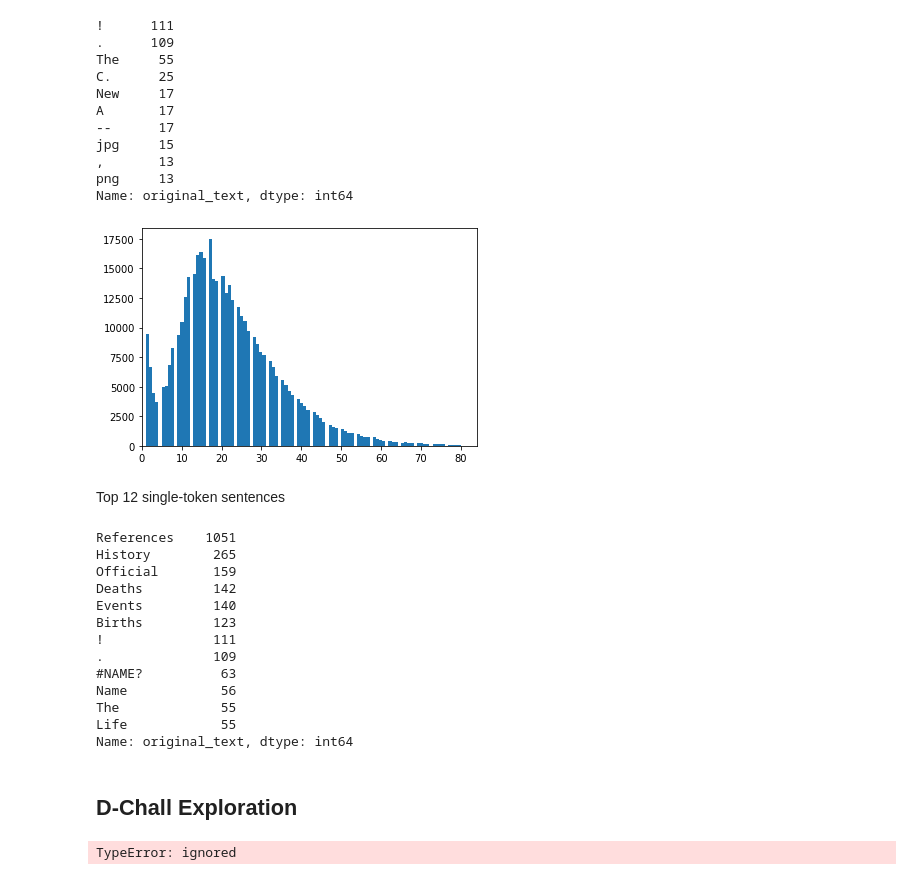
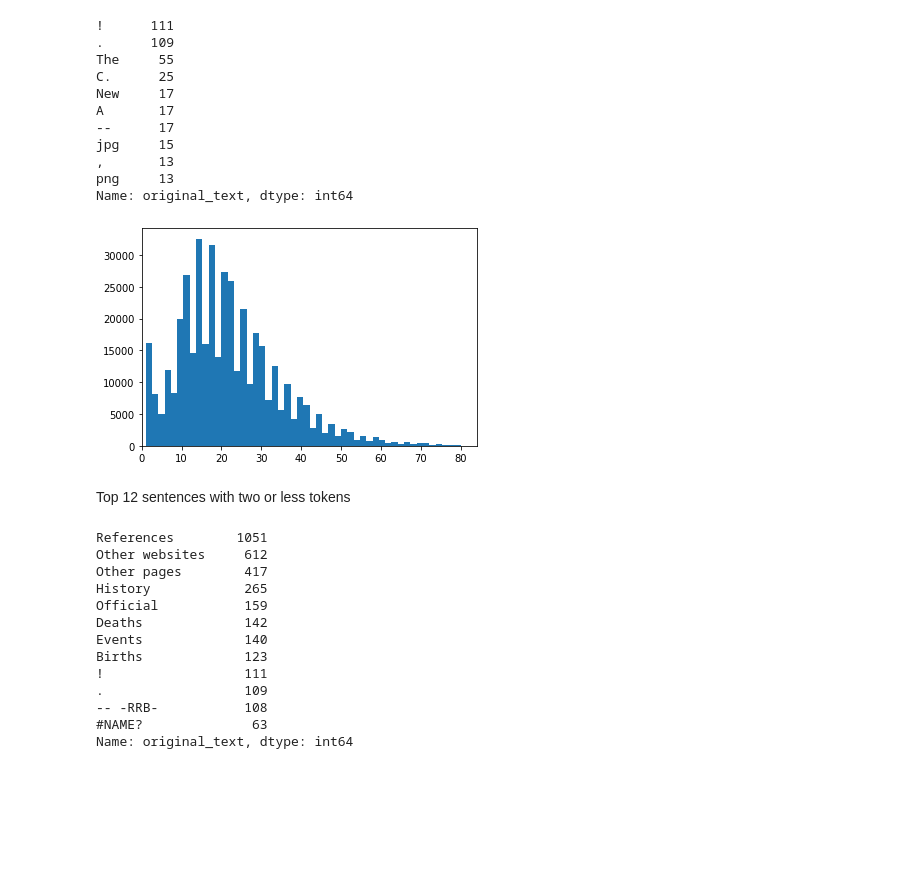
Before and after one commit to Tstrebe2/predicting-text-difficulty, a Jupyter notebook: code/tim-wiki-eda.ipynb, the cells around one changed output. Cells and saved outputs as stored; diff of their text form; code cells hidden in the pictures; blank space fills up the shorter version.

```diff
--- a/code/tim-wiki-eda.ipynb
+++ b/code/tim-wiki-eda.ipynb
@@ -79,54 +67,35 @@ jpg     15
 png     13
 Name: original_text, dtype: int64
 # %%
-def plot_sentence_word_frequencies(wiki_df):
+def plot_sentence_word_counts(wiki_df):
   # For this exerices I will use the Python split method to tokenize my sentences
   word_freqs = wiki_df['original_text'].apply(lambda x: len(x.split(' ')))
-  plt.hist(word_freqs, bins=100)
+  plt.hist(word_freqs, bins=50)
   plt.xlim(0)
   plt.show()
 
-plot_sentence_word_frequencies(wiki_df_train)
+plot_sentence_word_counts(wiki_df_train)
 # %% [output]
-[figure, old version]
+[figure, new version]
 # %% [markdown]
-Top 12 single-token sentences
+Top 12 sentences with two or less tokens
 # %%
-(wiki_df_train[wiki_df_train['original_text'].apply(lambda x: len(x.split(' '))) == 1]
+(wiki_df_train[wiki_df_train['original_text'].apply(lambda x: len(x.split(' '))) < 3]
  ['original_text']
  .value_counts()
  .sort_values(ascending=False)
  .head(12))
 # %% [output]
-References    1051
-History        265
-Official       159
-Deaths         142
-Events         140
-Births         123
-!              111
-.              109
-#NAME?          63
-Name            56
-The             55
-Life            55
+References        1051
+Other websites     612
+Other pages        417
+History            265
+Official           159
+Deaths             142
+Events             140
+Births             123
+!                  111
+.                  109
+-- -RRB-           108
+#NAME?              63
 Name: original_text, dtype: int64
-# %% [markdown]
-## D-Chall Exploration
-# %%
-import spacy
-from spacy_readability import Readability
-from spacy.language import Language
-
-
-
-nlp = spacy.load('en_core_web_sm')
-read = Readability(nlp)
-read('word')
-# print(wiki_df_train['original_text'][0])
-
-# nlp.add_pipe('readability', last=True)
-# doc = nlp(wiki_df_train['original_text'][0])
-# doc._.dale_chall
-# %% [output]
-TypeError: ignored
```
Also changed, not shown: parts of 16 cells of this notebook.
